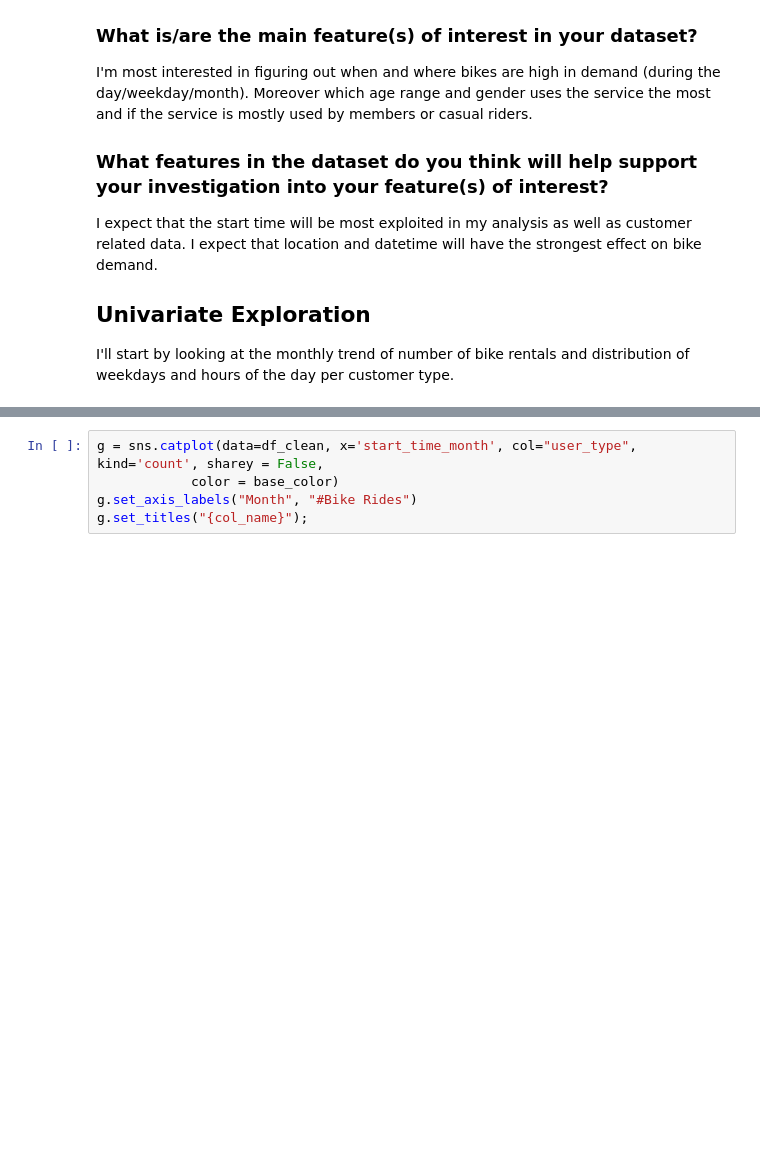
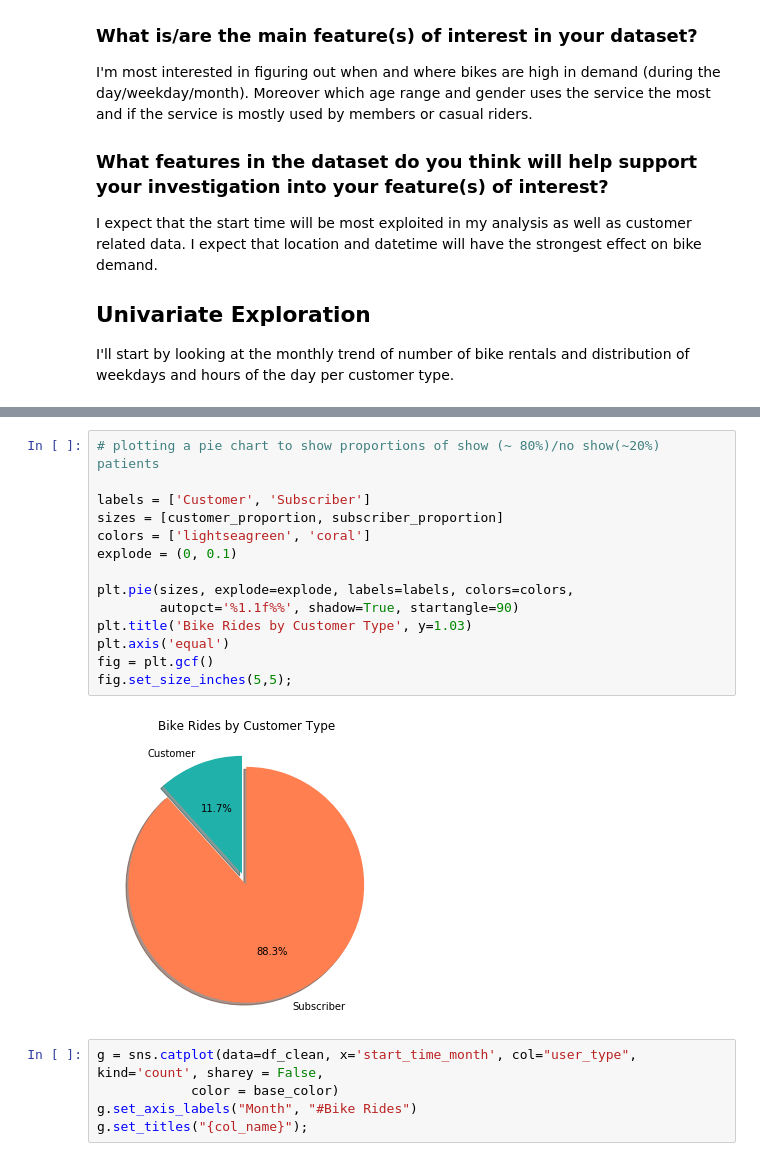
Before and after one commit to alexmathew95/DAND-Project_4, a Jupyter notebook: exploration.ipynb, the cells around one changed output, grey strips where cells are left out. Drawn from its saved outputs; the diff is of its cells as text; blank space fills up the shorter version.

```diff
--- a/exploration.ipynb
+++ b/exploration.ipynb
@@ -372,3 +379,19 @@ AttributeError: 'AxesSubplot' object has no attribute 'set_axis_labels'
+# %%
+# plotting a pie chart to show proportions of show (~ 80%)/no show(~20%) patients
+
+labels = ['Customer', 'Subscriber']
+sizes = [customer_proportion, subscriber_proportion]
+colors = ['lightseagreen', 'coral']
+explode = (0, 0.1)
+
+plt.pie(sizes, explode=explode, labels=labels, colors=colors,
+        autopct='%1.1f%%', shadow=True, startangle=90)
+plt.title('Bike Rides by Customer Type', y=1.03)
+plt.axis('equal')
+fig = plt.gcf()
+fig.set_size_inches(5,5);
+# %% [output]
+[figure, added]
 # %%
 g = sns.catplot(data=df_clean, x='start_time_month', col="user_type", kind='count', sharey = False,
             color = base_color)
```
Also changed, not shown: parts of 2 cells of this notebook.
